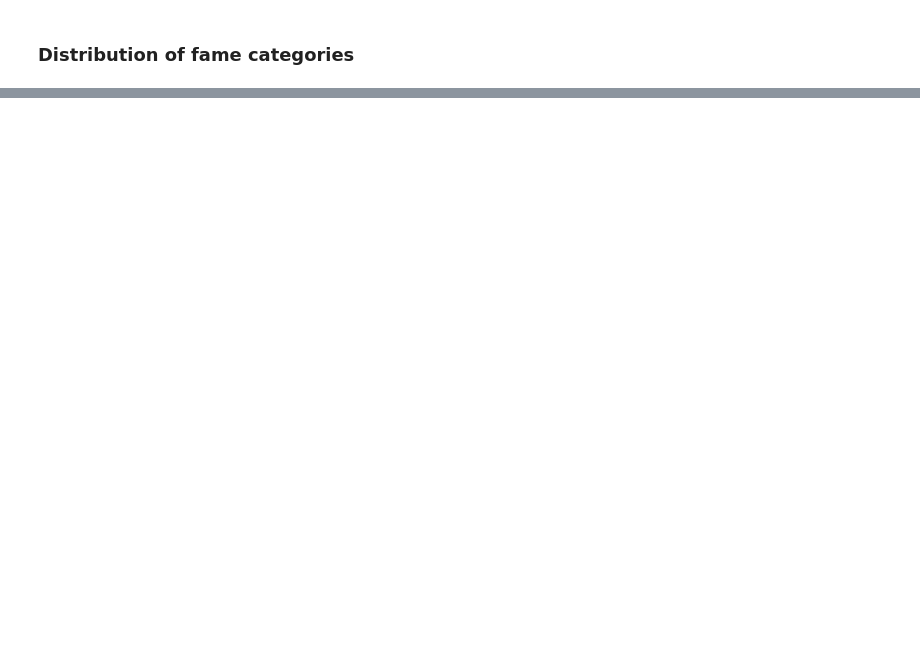
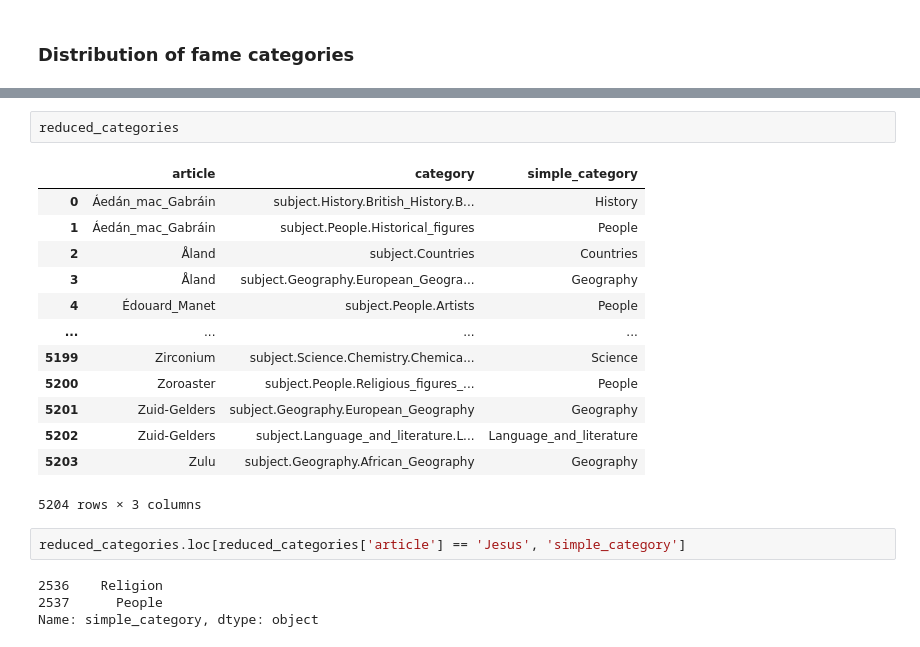
Before and after one commit to epfl-ada/ada-2023-project-ndlmada, a Jupyter notebook: see_dataset.ipynb, the cells around one changed output, grey strips where cells are left out. Drawn from its saved outputs; the diff is of its cells as text; blank space fills up the shorter version.

```diff
--- a/see_dataset.ipynb
+++ b/see_dataset.ipynb
@@ -579,3 +602,25 @@ plt.show
 # %% [output]
 <function matplotlib.pyplot.show(close=None, block=None)>
 [figure]
+# %%
+reduced_categories
+# %% [output]
+|  | article | category | simple_category |
+| 0 | Áedán_mac_Gabráin | subject.History.British_History.B... | History |
+| 1 | Áedán_mac_Gabráin | subject.People.Historical_figures | People |
+| 2 | Åland | subject.Countries | Countries |
+| 3 | Åland | subject.Geography.European_Geogra... | Geography |
+| 4 | Édouard_Manet | subject.People.Artists | People |
+| ... | ... | ... | ... |
+| 5199 | Zirconium | subject.Science.Chemistry.Chemica... | Science |
+| 5200 | Zoroaster | subject.People.Religious_figures_... | People |
+| 5201 | Zuid-Gelders | subject.Geography.European_Geography | Geography |
+| 5202 | Zuid-Gelders | subject.Language_and_literature.L... | Language_and_literature |
+| 5203 | Zulu | subject.Geography.African_Geography | Geography |
+5204 rows × 3 columns
+# %%
+reduced_categories.loc[reduced_categories['article'] == 'Jesus', 'simple_category']
+# %% [output]
+2536    Religion
+2537      People
+Name: simple_category, dtype: object
```
Also changed, not shown: parts of 6 cells of this notebook.
